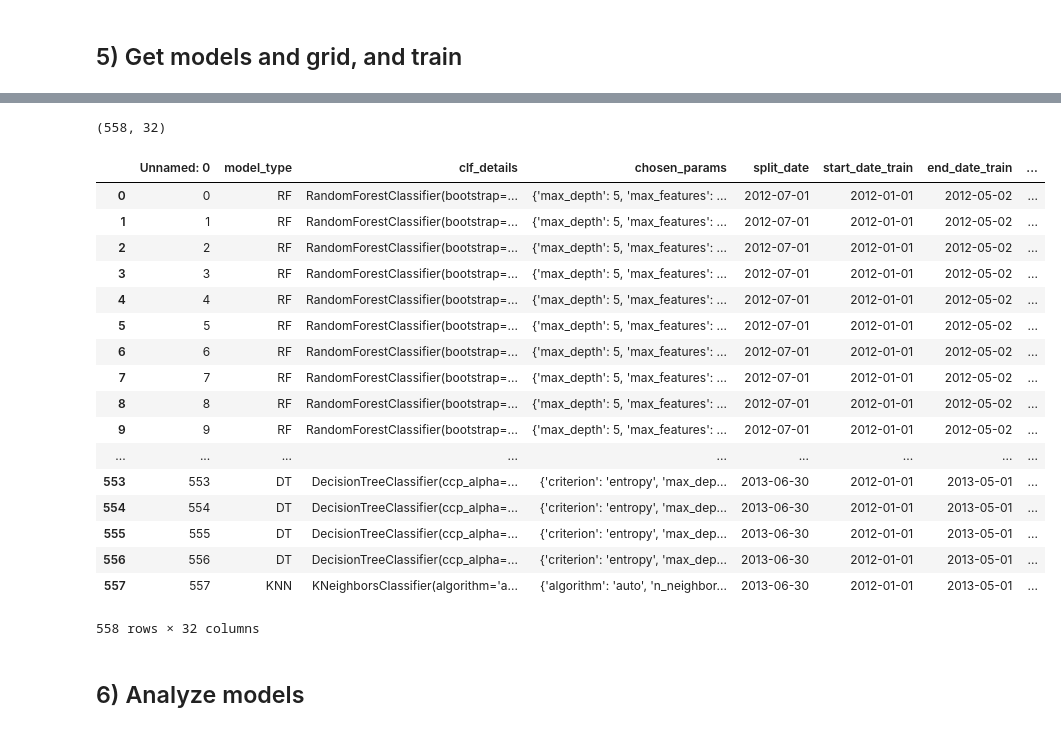
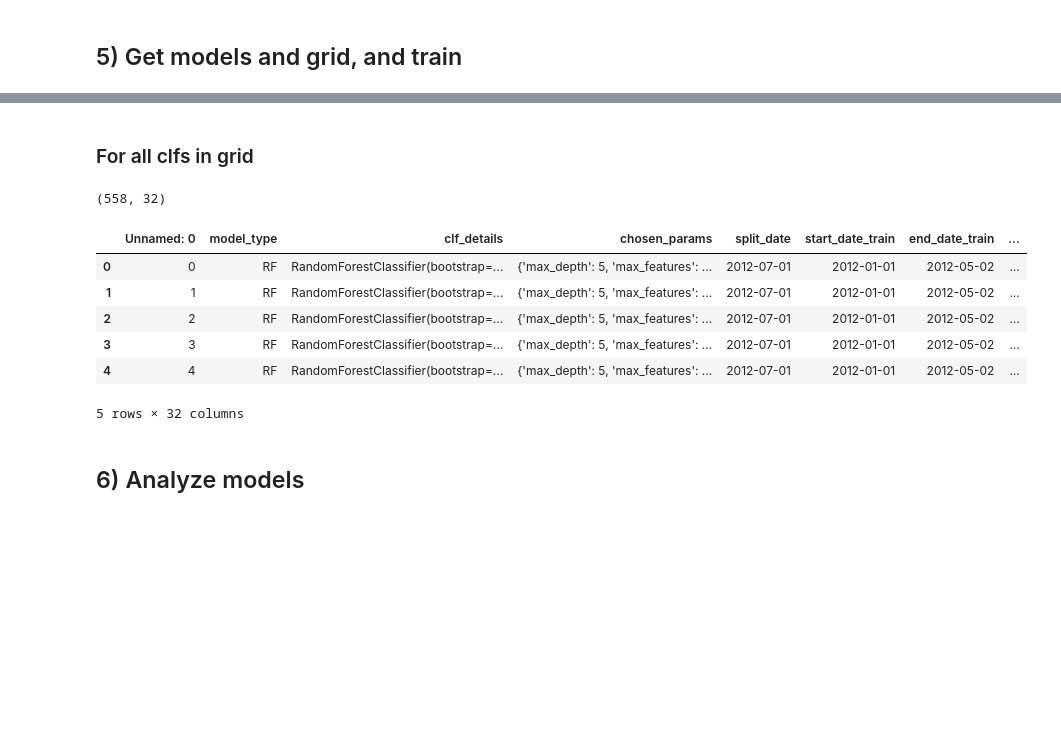
Before and after one commit to angelicavi/capp_ml_spring2020, a Jupyter notebook: run_pipeline.ipynb, the cells around one changed output, grey strips where cells are left out. Cells and saved outputs as stored; diff of their text form; code cells hidden in the pictures; blank space fills up the shorter version.

```diff
--- a/run_pipeline.ipynb
+++ b/run_pipeline.ipynb
@@ -165,3 +263,5 @@ Working with train/test set split at: 2012-07-01 00:00:00
+# %% [markdown]
+### For all clfs in grid
 # %%
 #results_med = cfs.run_clfs('med', PARAMS['thresholds'], temporal_dfs)
 # %%
@@ -171,26 +271,15 @@ results_med.shape
 # %% [output]
 (558, 32)
 # %%
-results_med
+results_med.head()
 # %% [output]
 |  | Unnamed: 0 | model_type | clf_details | chosen_params | split_date | start_date_train | end_date_train | ... |
 | 0 | 0 | RF | RandomForestClassifier(bootstrap=... | {'max_depth': 5, 'max_features': ... | 2012-07-01 | 2012-01-01 | 2012-05-02 | ... |
 | 1 | 1 | RF | RandomForestClassifier(bootstrap=... | {'max_depth': 5, 'max_features': ... | 2012-07-01 | 2012-01-01 | 2012-05-02 | ... |
 | 2 | 2 | RF | RandomForestClassifier(bootstrap=... | {'max_depth': 5, 'max_features': ... | 2012-07-01 | 2012-01-01 | 2012-05-02 | ... |
 | 3 | 3 | RF | RandomForestClassifier(bootstrap=... | {'max_depth': 5, 'max_features': ... | 2012-07-01 | 2012-01-01 | 2012-05-02 | ... |
 | 4 | 4 | RF | RandomForestClassifier(bootstrap=... | {'max_depth': 5, 'max_features': ... | 2012-07-01 | 2012-01-01 | 2012-05-02 | ... |
-| 5 | 5 | RF | RandomForestClassifier(bootstrap=... | {'max_depth': 5, 'max_features': ... | 2012-07-01 | 2012-01-01 | 2012-05-02 | ... |
-| 6 | 6 | RF | RandomForestClassifier(bootstrap=... | {'max_depth': 5, 'max_features': ... | 2012-07-01 | 2012-01-01 | 2012-05-02 | ... |
-| 7 | 7 | RF | RandomForestClassifier(bootstrap=... | {'max_depth': 5, 'max_features': ... | 2012-07-01 | 2012-01-01 | 2012-05-02 | ... |
-| 8 | 8 | RF | RandomForestClassifier(bootstrap=... | {'max_depth': 5, 'max_features': ... | 2012-07-01 | 2012-01-01 | 2012-05-02 | ... |
-| 9 | 9 | RF | RandomForestClassifier(bootstrap=... | {'max_depth': 5, 'max_features': ... | 2012-07-01 | 2012-01-01 | 2012-05-02 | ... |
-| ... | ... | ... | ... | ... | ... | ... | ... | ... |
-| 553 | 553 | DT | DecisionTreeClassifier(ccp_alpha=... | {'criterion': 'entropy', 'max_dep... | 2013-06-30 | 2012-01-01 | 2013-05-01 | ... |
-| 554 | 554 | DT | DecisionTreeClassifier(ccp_alpha=... | {'criterion': 'entropy', 'max_dep... | 2013-06-30 | 2012-01-01 | 2013-05-01 | ... |
-| 555 | 555 | DT | DecisionTreeClassifier(ccp_alpha=... | {'criterion': 'entropy', 'max_dep... | 2013-06-30 | 2012-01-01 | 2013-05-01 | ... |
-| 556 | 556 | DT | DecisionTreeClassifier(ccp_alpha=... | {'criterion': 'entropy', 'max_dep... | 2013-06-30 | 2012-01-01 | 2013-05-01 | ... |
-| 557 | 557 | KNN | KNeighborsClassifier(algorithm='a... | {'algorithm': 'auto', 'n_neighbor... | 2013-06-30 | 2012-01-01 | 2013-05-01 | ... |
-558 rows × 32 columns
+5 rows × 32 columns
 # %% [markdown]
 ## 6) Analyze models
 # %% [markdown]
```
Also changed, not shown: parts of 23 cells of this notebook, 3 other files.
